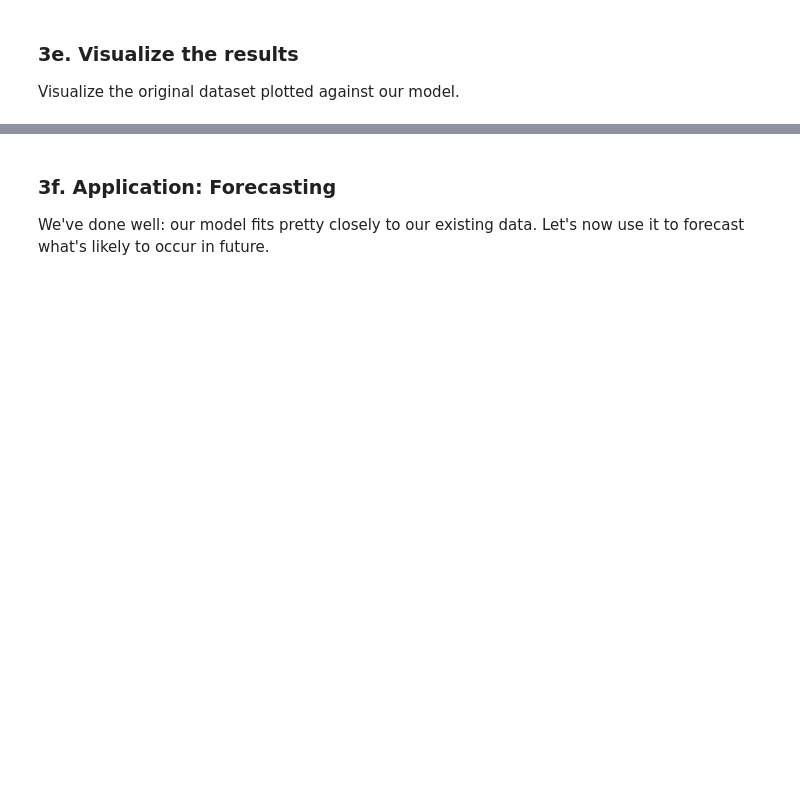
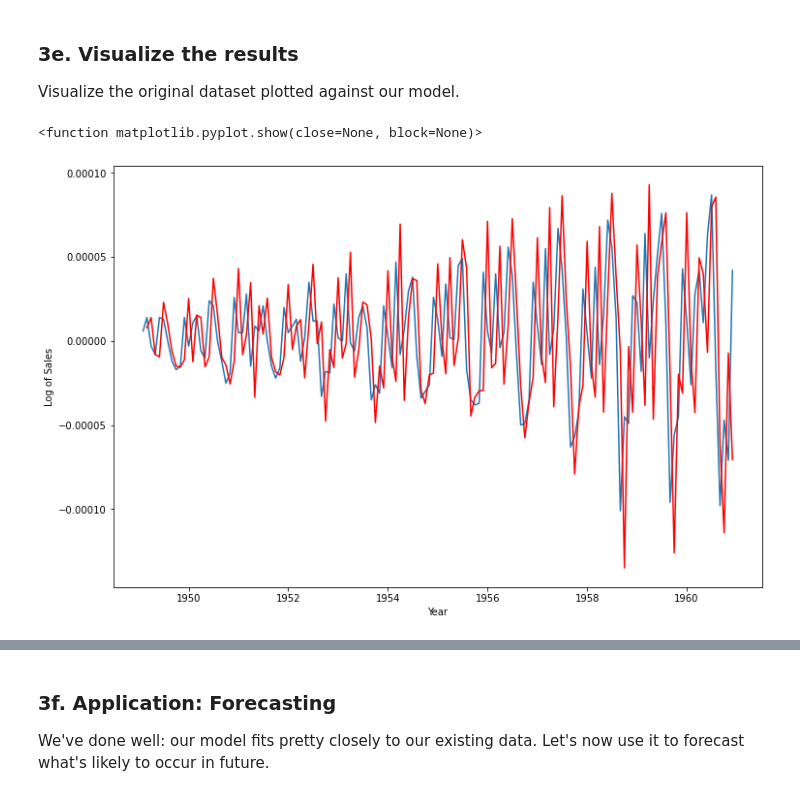
Before and after one commit to SERdemigod/Springboard, a Jupyter notebook: [SR]CowboyCigsTimeSeries.ipynb, the cells around one changed output, grey strips where cells are left out. Cells and saved outputs as stored; diff of their text form; code cells hidden in the pictures; blank space fills up the shorter version.

```diff
--- a/[SR]CowboyCigsTimeSeries.ipynb
+++ b/[SR]CowboyCigsTimeSeries.ipynb
@@ -393,2 +410,6 @@ _ _ _
+# %%
+model = ARIMA(log_y, order=(2,1,1))
+# %%
+results = model.fit()
 # %% [markdown]
 We can take a look at a summary of the model this library has built around our data.
@@ -396,0 +439,4 @@ _ _ _
+# %%
+predictions = results.predict()
+# %%
+predictions = predictions[1:]
@@ -402,0 +449,10 @@ _ _ _
+# %%
+plt.figure(figsize = (12, 8))
+plt.plot(log_y.diff())
+plt.plot(predictions.diff(), c='red')
+plt.xlabel('Year')
+plt.ylabel('Log of Sales')
+plt.show
+# %% [output]
+<function matplotlib.pyplot.show(close=None, block=None)>
+[figure, added]
```
Also changed, not shown: parts of 20 cells of this notebook.
